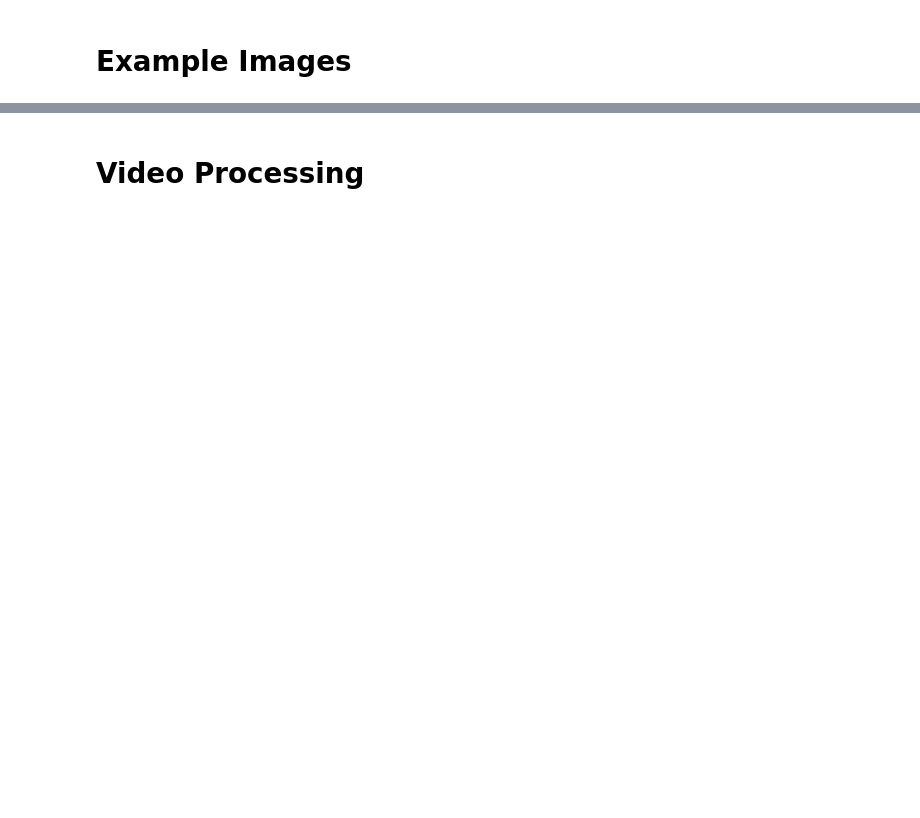
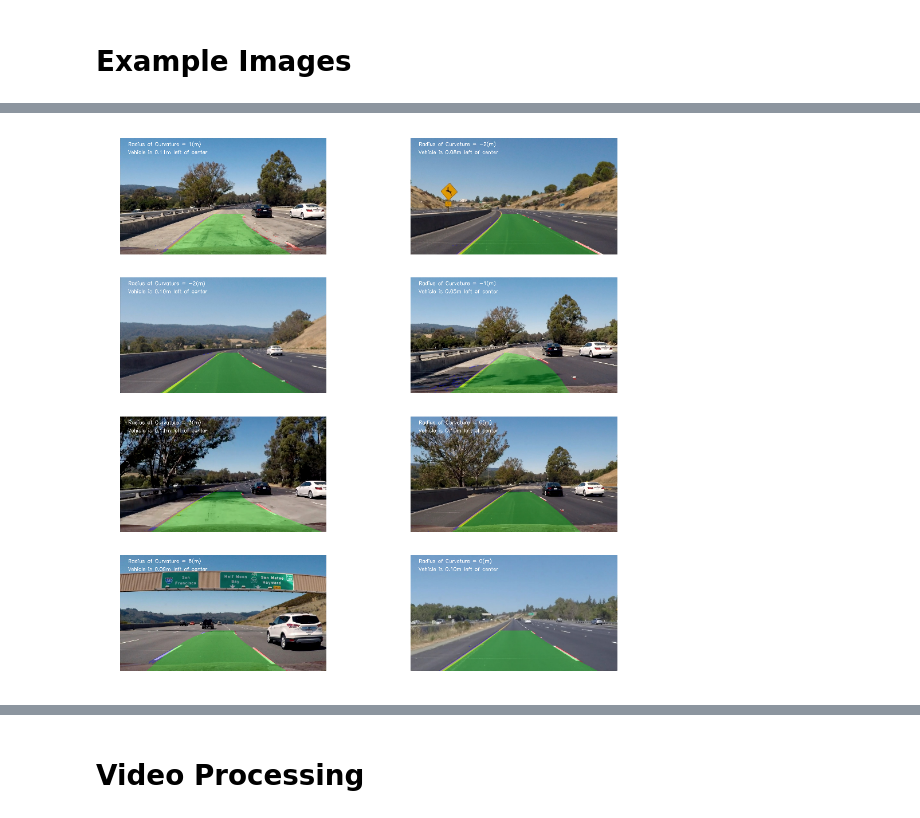
Before and after one commit to Aipakazuma/CarND-advancedLaneLines, a Jupyter notebook: Advanced Lane Lines.ipynb, the cells around one changed output, grey strips where cells are left out. Cells and saved outputs as stored; diff of their text form; code cells hidden in the pictures; blank space fills up the shorter version.

```diff
--- a/Advanced Lane Lines.ipynb
+++ b/Advanced Lane Lines.ipynb
@@ -374,0 +339,18 @@ plt.imshow(img)
+# %%
+images = []
+for i in range(1, 9):
+    images.append(imread('test_images/test%s.jpg' % i))
+# %%
+rows=4
+cols=2
+fig, axis = plt.subplots(rows, cols, figsize=(12, 3*rows))
+for row in range(rows):
+    for col in range(cols):
+        index = row * cols + col
+        img = images[index]
+        img = image_pipline(img)
+
+        axis[row, col].imshow(img, cmap='gray')
+        axis[row, col].axis('off')
+# %% [output]
+[figure, added]
```
Also changed, not shown: parts of 7 cells of this notebook, 2 other files.
